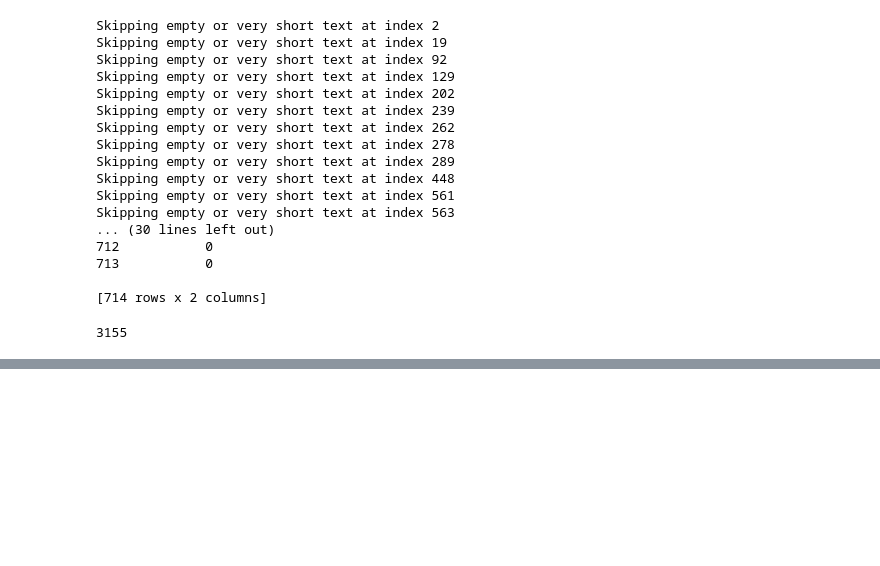
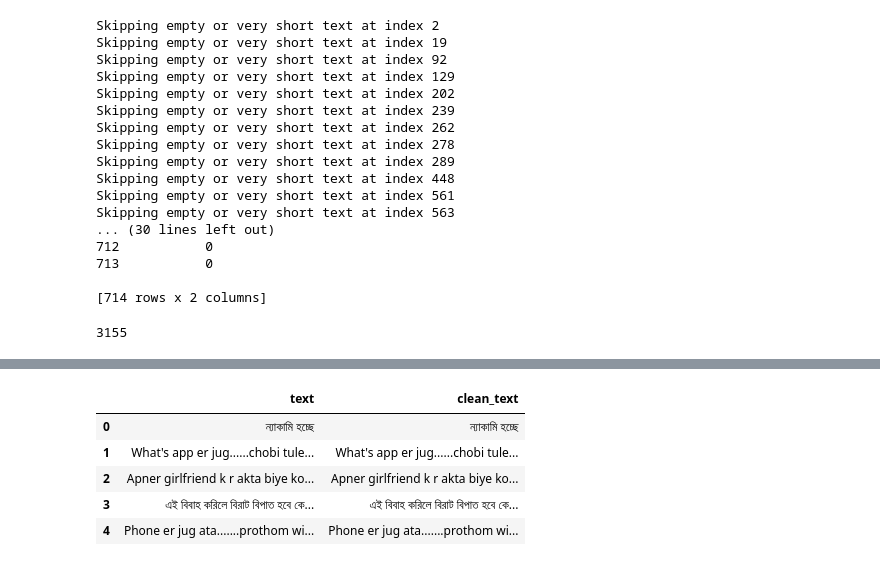
Before and after one commit to Skyhigh704/Bangla_hate_speech, a Jupyter notebook: Banglabert_hate_speech_detect.ipynb, the cells around one changed output, grey strips where cells are left out. Drawn from its saved outputs; the diff is of its cells as text; code cells hidden in the pictures; blank space fills up the shorter version.

```diff
--- a/Banglabert_hate_speech_detect.ipynb
+++ b/Banglabert_hate_speech_detect.ipynb
@@ -278,0 +298,6 @@ result.to_csv('/content/drive/My Drive/Hate_speech_dataset/fb_utube_comments.csv
+# %%
+#utube1=pd.read_csv('/content/drive/My Drive/Hate_speech_dataset/YT.csv')
+utube2=pd.read_csv('/content/drive/My Drive/Hate_speech_dataset/ytube.csv')
+fb1=pd.read_csv('/content/drive/My Drive/Hate_speech_dataset/facebook.csv')
+# %%
+utube2.drop(utube2.iloc[:,1:9],axis=1,inplace=True)
@@ -278,0 +308,3 @@ result.to_csv('/content/drive/My Drive/Hate_speech_dataset/fb_utube_comments.csv
+# %%
+frames2=[utube2,fb1]
+result2 = pd.concat(frames2)
@@ -278,0 +328,10 @@ result.to_csv('/content/drive/My Drive/Hate_speech_dataset/fb_utube_comments.csv
+# %%
+result2['clean_text']=result2['text'].apply(clean_text)
+result2.head()
+# %% [output]
+|  | text | clean_text |
+| 0 | ন্যাকামি হচ্ছে | ন্যাকামি হচ্ছে |
+| 1 | What's app er jug......chobi tule... | What's app er jug......chobi tule... |
+| 2 | Apner girlfriend k r akta biye ko... | Apner girlfriend k r akta biye ko... |
+| 3 | এই বিবাহ করিলে বিরাট বিপাত হবে কে... | এই বিবাহ করিলে বিরাট বিপাত হবে কে... |
+| 4 | Phone er jug ata.......prothom wi... | Phone er jug ata.......prothom wi... |
```
Also changed, not shown: parts of 5 cells of this notebook.
